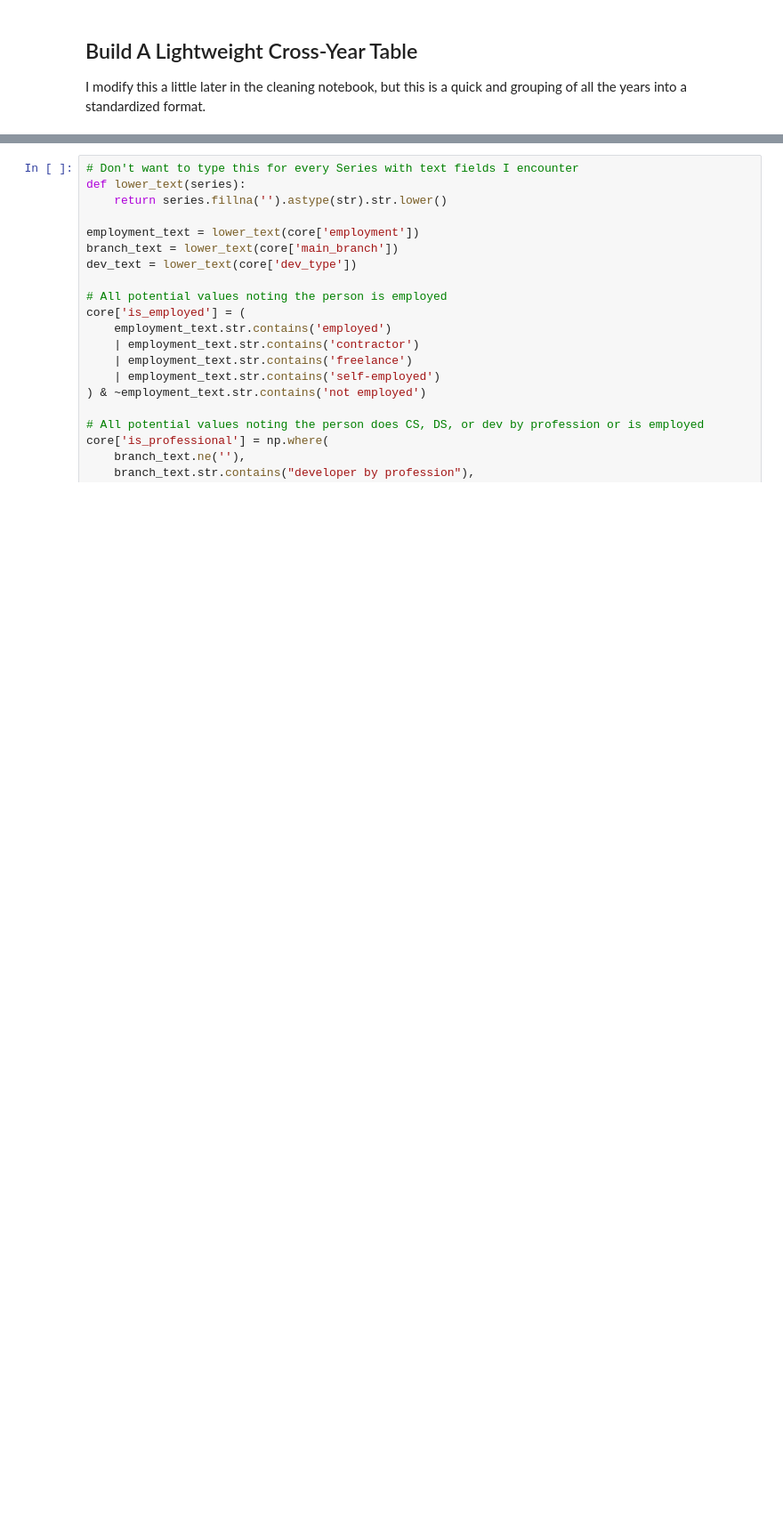
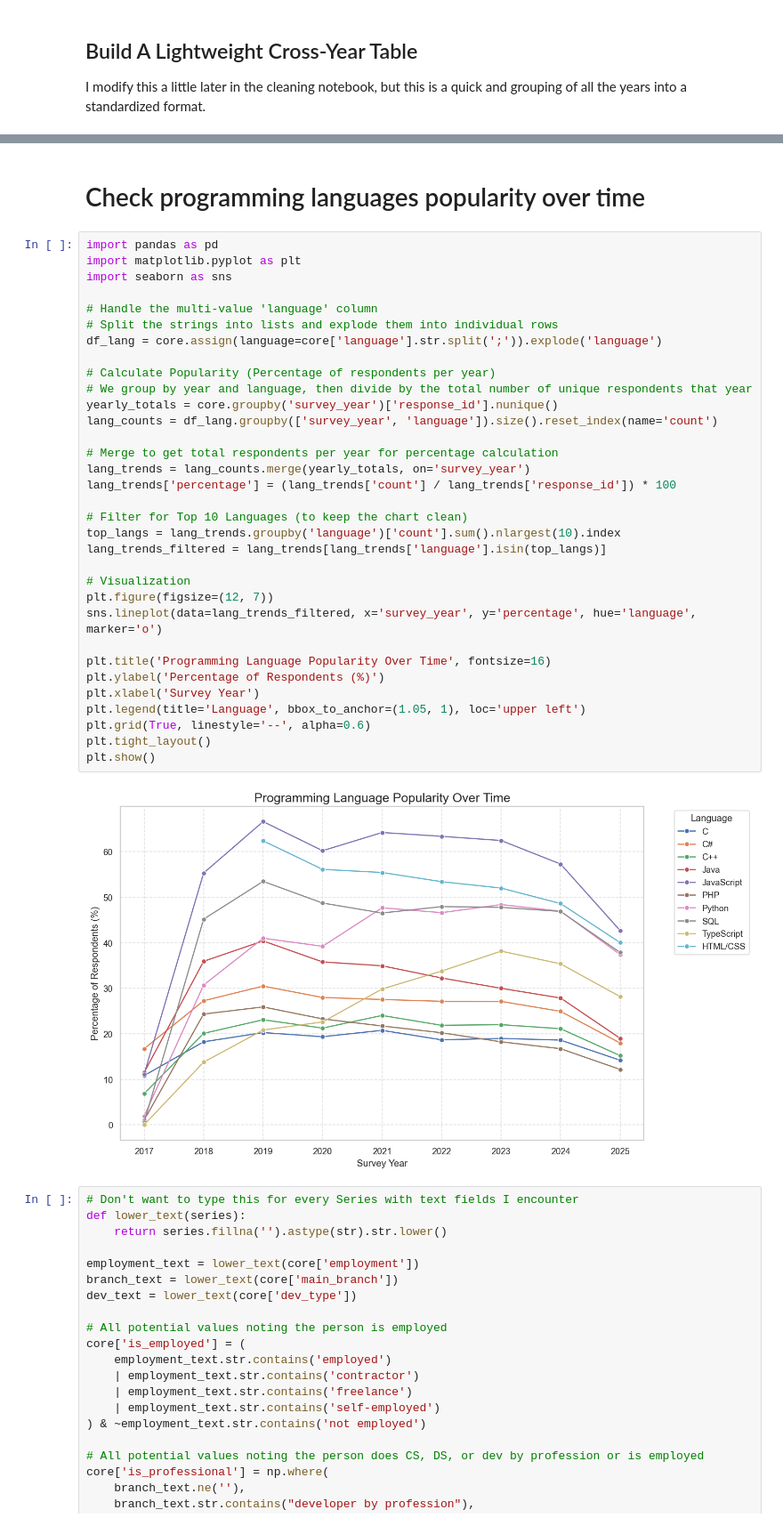
Before and after one commit to Jdrice72901/DSBA-6211-Stack-overflow-Survey-Analysis, a Jupyter notebook: notebooks/EDA.ipynb, the cells around one changed output, grey strips where cells are left out. Shown at 89% size. Cells and saved outputs as stored; diff of their text form; blank space fills up the shorter version.

Commit message:
Added code for checking programming language popularity over time

```diff
--- a/notebooks/EDA.ipynb
+++ b/notebooks/EDA.ipynb
@@ -686,6 +686,43 @@ display(core.sample(8, random_state=42))
 | 533507 | 2022064361 | 2022 | 64362 | United States of America | 55-64 years old | Man | I am a developer by profession | NaN | Employed, full-time | ... |
 | 298513 | 2019066150 | 2019 | 66571 | United States | 21.0 | Man | I am a developer by profession | No | Employed full-time | ... |
 | 199246 | 2018065738 | 2018 | 93313 | Germany | NaN | NaN | NaN | Yes, full-time | Employed full-time | ... |
+# %% [markdown]
+# Check programming languages popularity over time
+# %%
+import pandas as pd
+import matplotlib.pyplot as plt
+import seaborn as sns
+
+# Handle the multi-value 'language' column
+# Split the strings into lists and explode them into individual rows
+df_lang = core.assign(language=core['language'].str.split(';')).explode('language')
+
+# Calculate Popularity (Percentage of respondents per year)
+# We group by year and language, then divide by the total number of unique respondents that year
+yearly_totals = core.groupby('survey_year')['response_id'].nunique()
+lang_counts = df_lang.groupby(['survey_year', 'language']).size().reset_index(name='count')
+
+# Merge to get total respondents per year for percentage calculation
+lang_trends = lang_counts.merge(yearly_totals, on='survey_year')
+lang_trends['percentage'] = (lang_trends['count'] / lang_trends['response_id']) * 100
+
+# Filter for Top 10 Languages (to keep the chart clean)
+top_langs = lang_trends.groupby('language')['count'].sum().nlargest(10).index
+lang_trends_filtered = lang_trends[lang_trends['language'].isin(top_langs)]
+
+# Visualization
+plt.figure(figsize=(12, 7))
+sns.lineplot(data=lang_trends_filtered, x='survey_year', y='percentage', hue='language', marker='o')
+
+plt.title('Programming Language Popularity Over Time', fontsize=16)
+plt.ylabel('Percentage of Respondents (%)')
+plt.xlabel('Survey Year')
+plt.legend(title='Language', bbox_to_anchor=(1.05, 1), loc='upper left')
+plt.grid(True, linestyle='--', alpha=0.6)
+plt.tight_layout()
+plt.show()
+# %% [output]
+[figure, added]
 # %%
 # Don't want to type this for every Series with text fields I encounter
 def lower_text(series):
```
Also changed, not shown: parts of 3 cells of this notebook.
